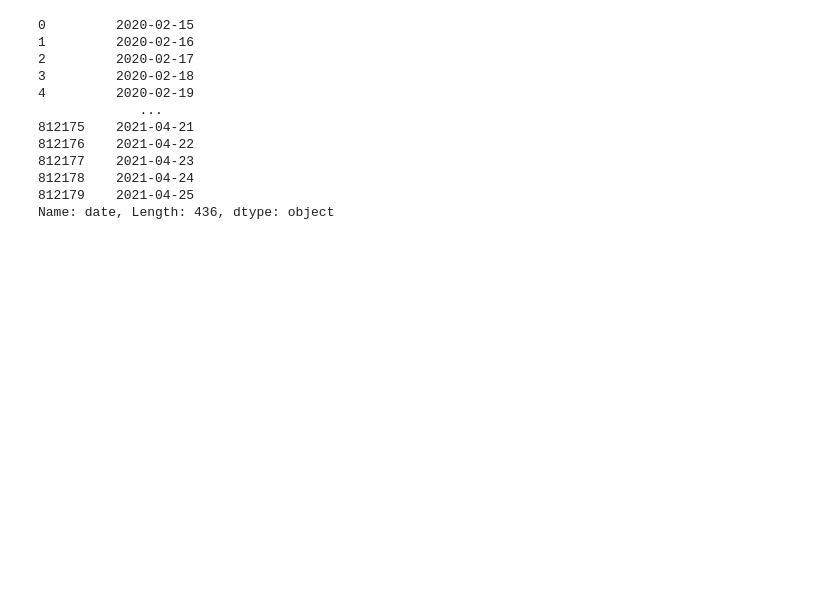
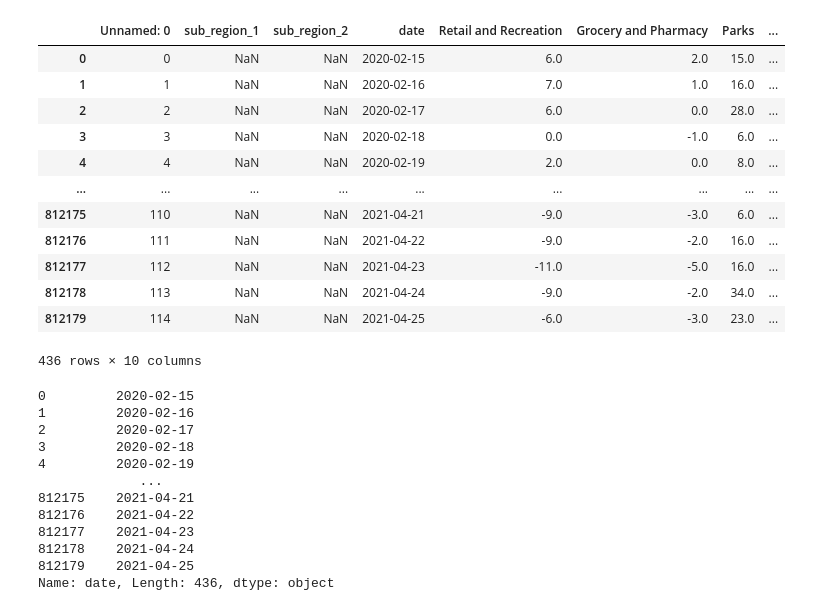
Before and after one commit to Munseaux/Pandemic-Movement, a Jupyter notebook: WORKING.ipynb, the cells around one changed output. Saved outputs shown, nothing was run; the diff lists cells and outputs as text; code cells hidden in the pictures; blank space fills up the shorter version.

```diff
--- a/WORKING.ipynb
+++ b/WORKING.ipynb
@@ -13,6 +12,25 @@ import matplotlib.cbook as cbook
 places_df = pd.read_csv('data/clean_mobility_data.csv')
 # %%
 us_df = places_df[(places_df['sub_region_1'].isnull()) & (places_df['sub_region_2'].isnull())]
+# %%
+us_df.rename(columns = {'retail_and_recreation_percent_change_from_baseline':'Retail and Recreation', 'grocery_and_pharmacy_percent_change_from_baseline':'Grocery and Pharmacy',
+                        'parks_percent_change_from_baseline' : 'Parks', 'transit_stations_percent_change_from_baseline': 'Transit',
+                        'workplaces_percent_change_from_baseline' : 'Workplaces', 'residential_percent_change_from_baseline': 'Residential'
+                       })
+# %% [output]
+|  | Unnamed: 0 | sub_region_1 | sub_region_2 | date | Retail and Recreation | Grocery and Pharmacy | Parks | ... |
+| 0 | 0 | NaN | NaN | 2020-02-15 | 6.0 | 2.0 | 15.0 | ... |
+| 1 | 1 | NaN | NaN | 2020-02-16 | 7.0 | 1.0 | 16.0 | ... |
+| 2 | 2 | NaN | NaN | 2020-02-17 | 6.0 | 0.0 | 28.0 | ... |
+| 3 | 3 | NaN | NaN | 2020-02-18 | 0.0 | -1.0 | 6.0 | ... |
+| 4 | 4 | NaN | NaN | 2020-02-19 | 2.0 | 0.0 | 8.0 | ... |
+| ... | ... | ... | ... | ... | ... | ... | ... | ... |
+| 812175 | 110 | NaN | NaN | 2021-04-21 | -9.0 | -3.0 | 6.0 | ... |
+| 812176 | 111 | NaN | NaN | 2021-04-22 | -9.0 | -2.0 | 16.0 | ... |
+| 812177 | 112 | NaN | NaN | 2021-04-23 | -11.0 | -5.0 | 16.0 | ... |
+| 812178 | 113 | NaN | NaN | 2021-04-24 | -9.0 | -2.0 | 34.0 | ... |
+| 812179 | 114 | NaN | NaN | 2021-04-25 | -6.0 | -3.0 | 23.0 | ... |
+436 rows × 10 columns
 # %%
 date = us_df['date']
 date
```
Also changed, not shown: parts of 3 cells of this notebook.
